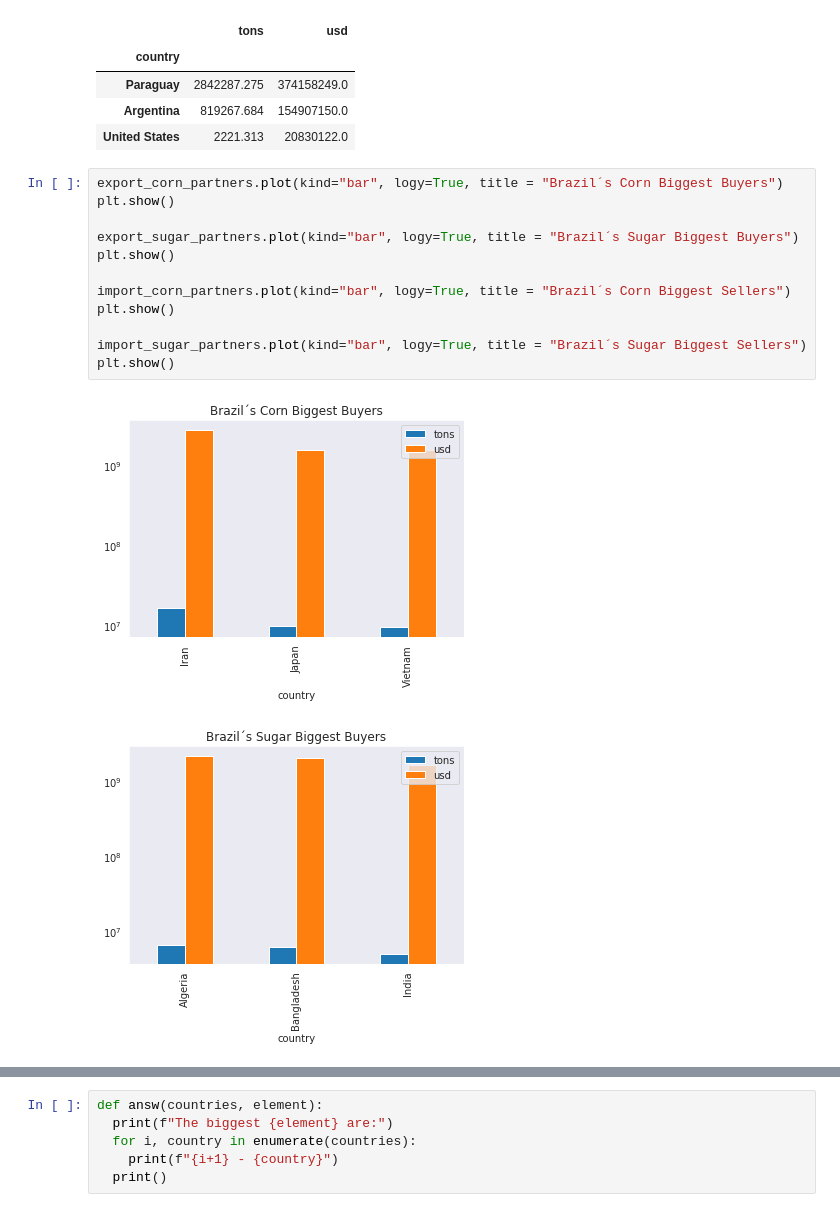
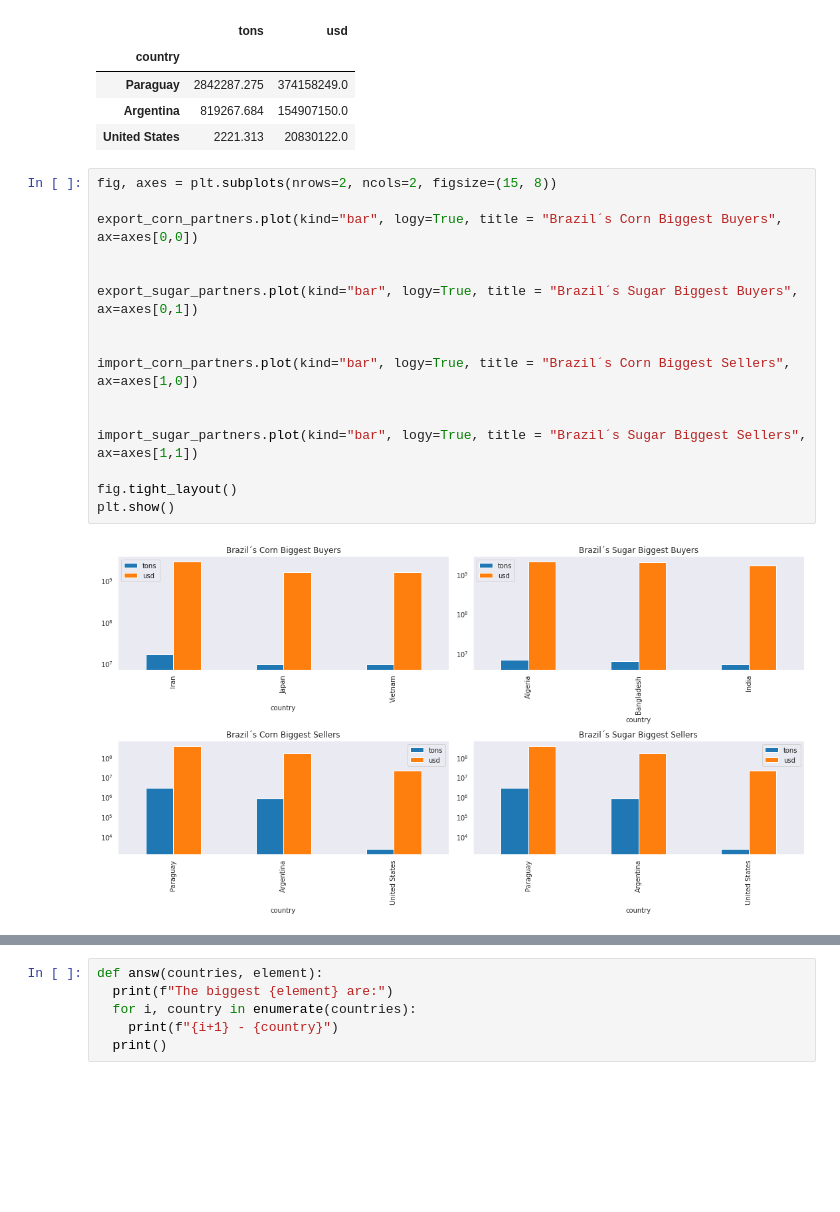
Before and after one commit to eduardo-vicentini/challenge, a Jupyter notebook: challenge2.ipynb, the cells around one changed output, grey strips where cells are left out. Cells and saved outputs as stored; diff of their text form; blank space fills up the shorter version.

```diff
--- a/challenge2.ipynb
+++ b/challenge2.ipynb
@@ -341,17 +340,20 @@ import_corn_partners
 | Argentina | 819267.684 | 154907150.0 |
 | United States | 2221.313 | 20830122.0 |
 # %%
-export_corn_partners.plot(kind="bar", logy=True, title = "Brazil´s Corn Biggest Buyers")
+fig, axes = plt.subplots(nrows=2, ncols=2, figsize=(15, 8))
+
+export_corn_partners.plot(kind="bar", logy=True, title = "Brazil´s Corn Biggest Buyers", ax=axes[0,0])
+
+
+export_sugar_partners.plot(kind="bar", logy=True, title = "Brazil´s Sugar Biggest Buyers", ax=axes[0,1])
+
+
+import_corn_partners.plot(kind="bar", logy=True, title = "Brazil´s Corn Biggest Sellers", ax=axes[1,0])
+
+
+import_sugar_partners.plot(kind="bar", logy=True, title = "Brazil´s Sugar Biggest Sellers", ax=axes[1,1])
+
+fig.tight_layout()
 plt.show()
-
-export_sugar_partners.plot(kind="bar", logy=True, title = "Brazil´s Sugar Biggest Buyers")
-plt.show()
-
-import_corn_partners.plot(kind="bar", logy=True, title = "Brazil´s Corn Biggest Sellers")
-plt.show()
-
-import_sugar_partners.plot(kind="bar", logy=True, title = "Brazil´s Sugar Biggest Sellers")
-plt.show()
 # %% [output]
-[figure, old version]
+[figure, new version]
-[figure, removed]
```
Also changed, not shown: parts of 9 cells of this notebook.
